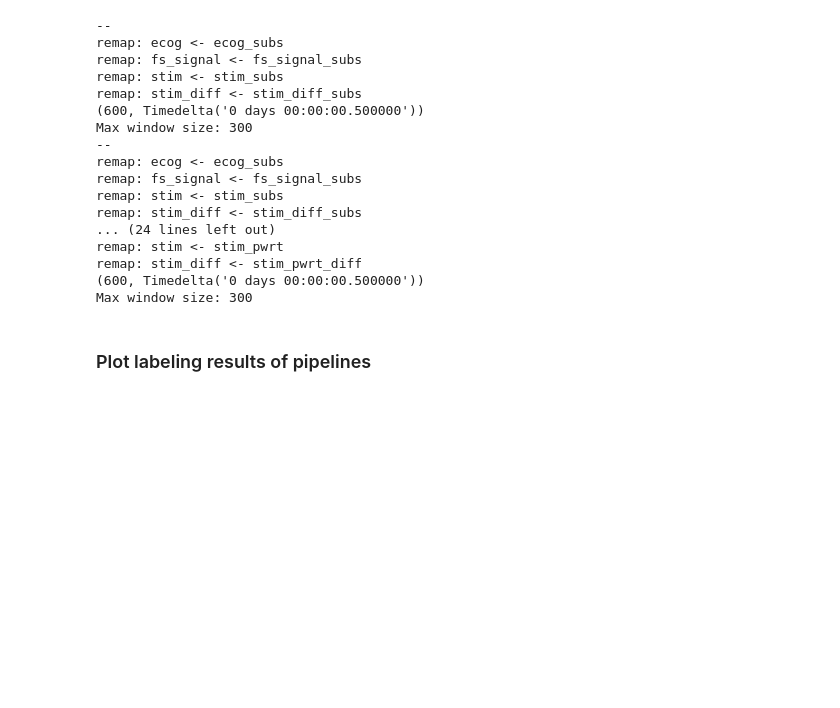
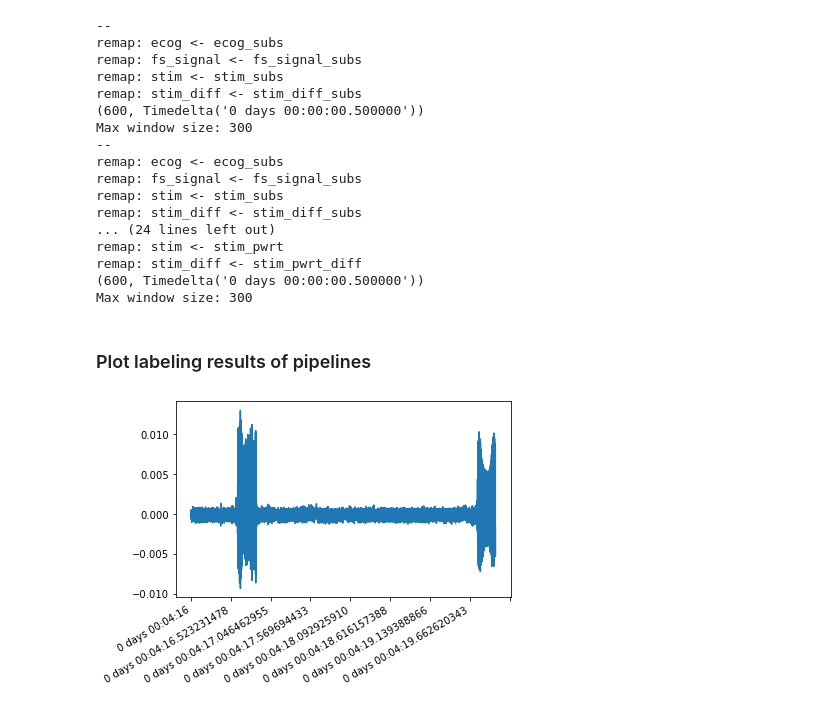
Before and after one commit to Morgan243/ECOGSpeech, a Jupyter notebook: notebooks/Audio based labeling.ipynb, the cells around one changed output. Cells and saved outputs as stored; diff of their text form; code cells hidden in the pictures; blank space fills up the shorter version.

```diff
--- a/notebooks/Audio based labeling.ipynb
+++ b/notebooks/Audio based labeling.ipynb
@@ -73,6 +81,11 @@ remap: stim_diff <- stim_pwrt_diff
 Max window size: 300
 # %% [markdown]
 ### Plot labeling results of pipelines
+# %%
+ax = p_output_map['audio_thresh_w4_p25shift']['audio'].loc['4m16s': '4m19s'].plot()
+ax.get_figure().set_facecolor("white")
+# %% [output]
+[figure, added]
 # %%
 import matplotlib
 
```
Also changed, not shown: parts of 5 cells of this notebook, 5 other files.
